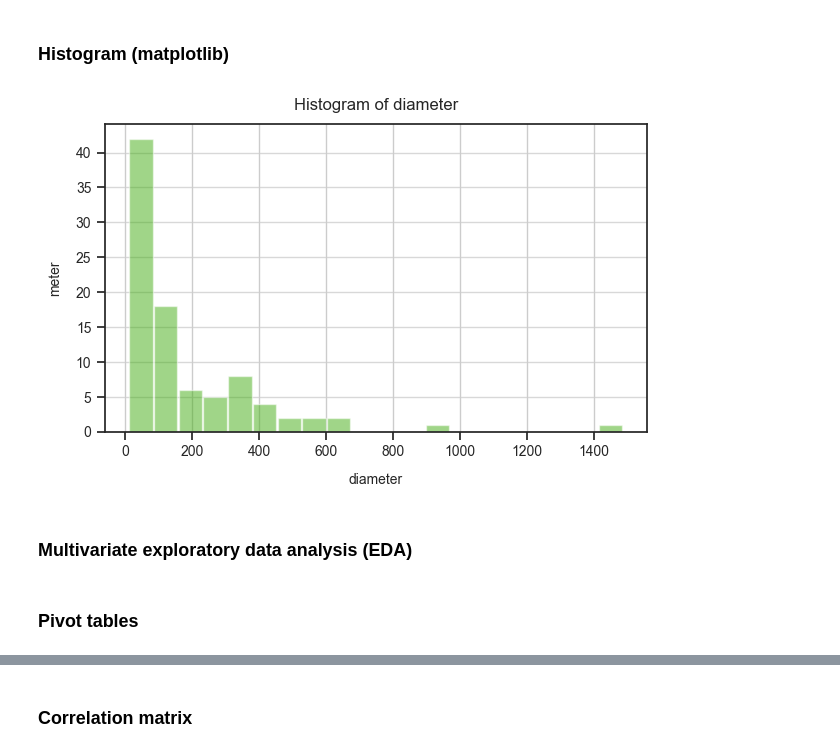
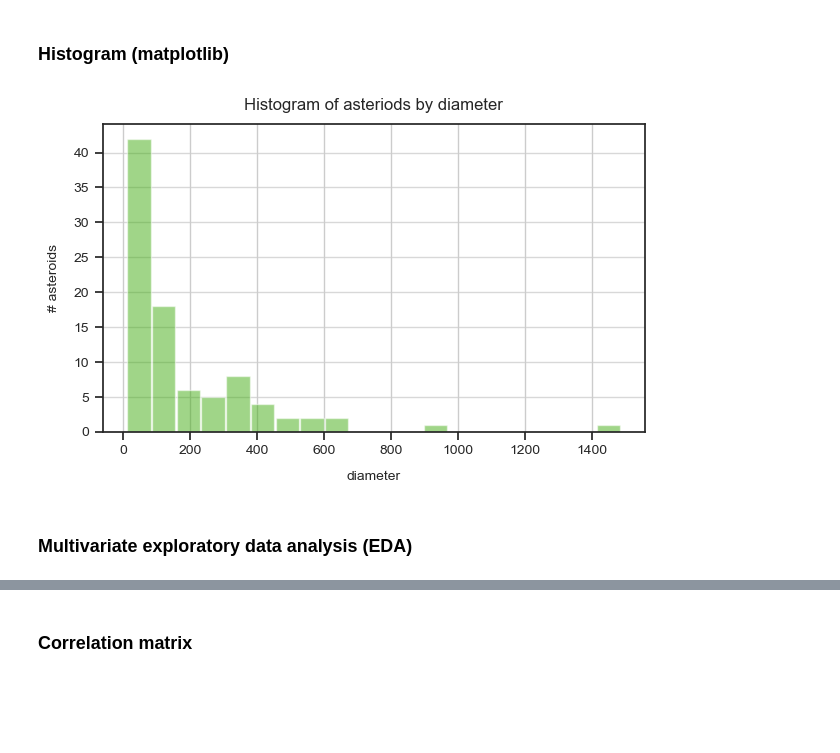
Before and after one commit to rieseflo/sp-project-work, a Jupyter notebook: asteroids.ipynb, the cells around one changed output, grey strips where cells are left out. Cells and saved outputs as stored; diff of their text form; code cells hidden in the pictures; blank space fills up the shorter version.

```diff
--- a/asteroids.ipynb
+++ b/asteroids.ipynb
@@ -92,7 +94,7 @@ for date in json_data["near_earth_objects"]:
         asteroid_data.append({
             "name": asteroid["name"],
             "diameter": asteroid["estimated_diameter"]["meters"]["estimated_diameter_max"],
-            "velocity": asteroid["close_approach_data"][0]["relative_velocity"]["kilometers_per_second"],
+            "velocity": asteroid["close_approach_data"][0]["relative_velocity"]["kilometers_per_hour"],
             "distance": asteroid["close_approach_data"][0]["miss_distance"]["kilometers"]
         })
 
@@ -295,31 +299,29 @@ sns.boxplot(x=asteroid_df['diameter'], color="greenyellow")
 # %%
 # Plot Histogram
 fig = plt.figure( figsize=(7,4))
 plt.xticks(fontsize=14, rotation=0)
 plt.yticks(fontsize=14, rotation=0)
 n, bins, patches = plt.hist(x=asteroid_df['diameter'],
                             bins=20,
                             color='#42AD12',
                             alpha=0.5,
                             rwidth=0.95
                    )
 plt.grid(True)
 plt.ticklabel_format(style='plain')
 plt.grid(axis='y', alpha=0.75)
 
 # Set labels
 plt.xlabel('diameter', fontsize=10, labelpad=10)
-plt.ylabel('meter', fontsize=10, labelpad=10)
-plt.title('Histogram of diameter', fontsize=12, pad=10)
+plt.ylabel('# asteroids', fontsize=10, labelpad=10)
+plt.title('Histogram of asteriods by diameter', fontsize=12, pad=10)
 
 # Set fontsize of tick labels
 plt.xticks(fontsize = 10)
 plt.yticks(fontsize = 10)
 
 plt.show()
 # %% [output]
-[figure, old version]
+[figure, new version]
 # %% [markdown]
 ### Multivariate exploratory data analysis (EDA)
-# %% [markdown]
-### Pivot tables
```
Also changed, not shown: parts of 26 cells of this notebook, 1 other file.
